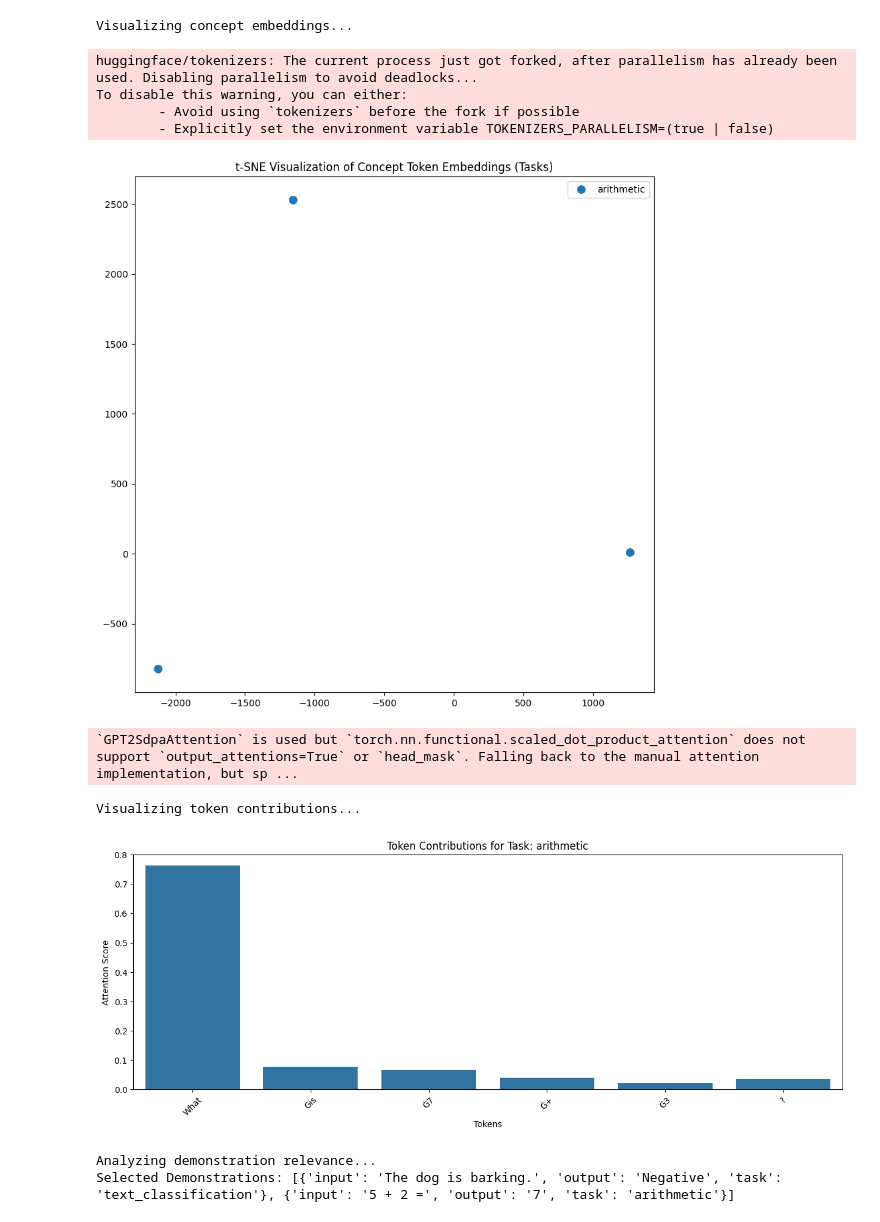
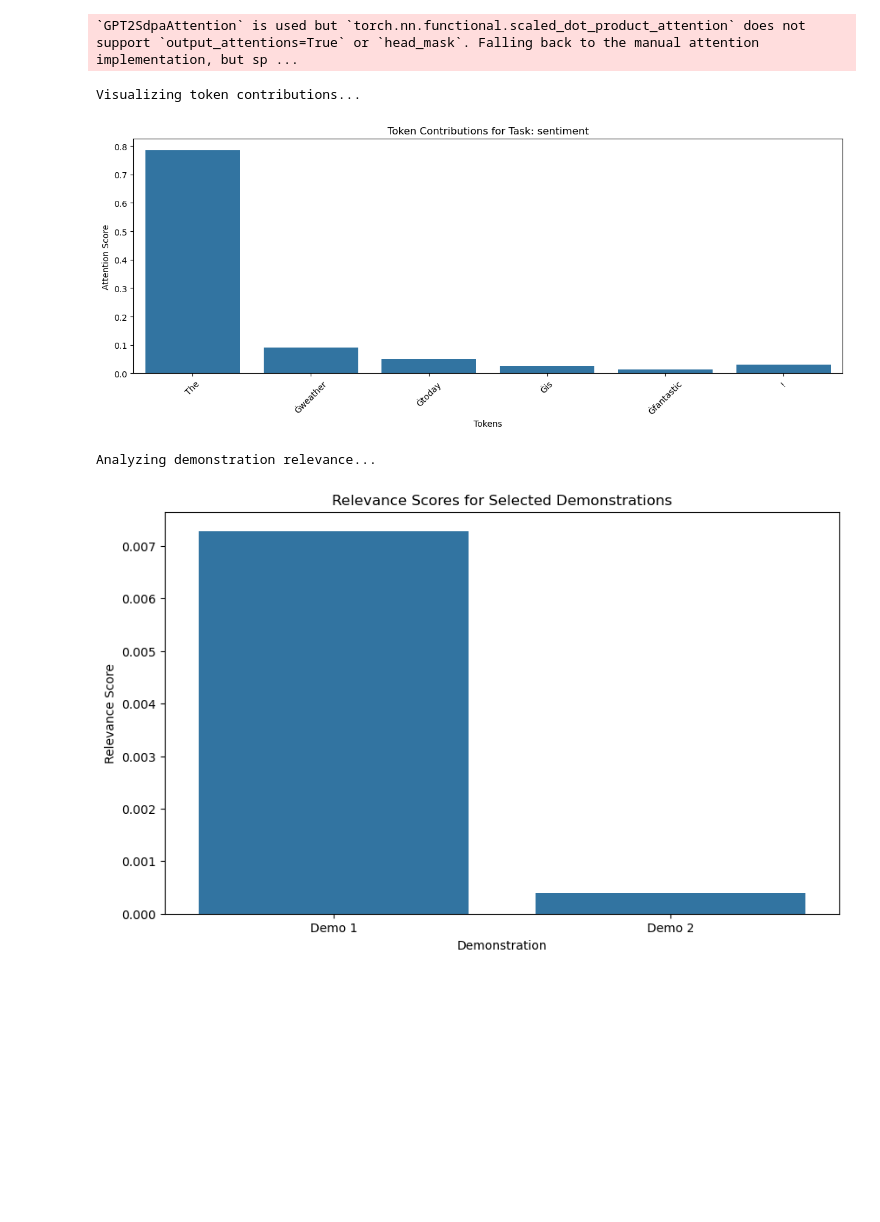
Before and after one commit to h0ngxuanli/InContextLab, a Jupyter notebook: exmaples/latent_concept.ipynb, the cells around one changed output. Saved outputs shown, nothing was run; the diff lists cells and outputs as text; code cells hidden in the pictures; blank space fills up the shorter version.

```diff
--- a/exmaples/latent_concept.ipynb
+++ b/exmaples/latent_concept.ipynb
@@ -578,32 +699,26 @@ class MetaICL:
 # %%
-# Define Configuration
+# Configuration
 config = ModelConfig(model_name="gpt2", n_prefix_tokens=5, learning_rate=1e-4)
 meta_icl = MetaICL(config)
 
-# Train the Model
-tasks = ["arithmetic", "text_classification"]
+# Tasks and Training Data
+tasks = ["sentiment"]
 train_data = [
-    {"input": "2 + 2 =", "output": "4", "task": "arithmetic"},
-    {"input": "The cat sat on the mat.", "output": "Positive", "task": "text_classification"}
+    {"input": "The movie was amazing!", "output": "Positive", "task": "sentiment"},
+    {"input": "The food was terrible.", "output": "Negative", "task": "sentiment"}
 ]
 meta_icl.train(train_data, tasks)
 
 # Explain a Task
-input_text = "What is 7 + 3?"
+input_text = "The weather today is fantastic!"
 candidates = [
-    {"input": "5 + 2 =", "output": "7", "task": "arithmetic"},
-    {"input": "The dog is barking.", "output": "Negative", "task": "text_classification"}
+    {"input": "The movie was amazing!", "output": "Positive", "task": "sentiment"},
+    {"input": "The food was terrible.", "output": "Negative", "task": "sentiment"}
 ]
-meta_icl.explain(input_text, candidates, task="arithmetic", k=2)
+meta_icl.explain(input_text, candidates, task="sentiment", k=2)
 # %% [output]
-Visualizing concept embeddings...
+`GPT2SdpaAttention` is used but `torch.nn.functional.scaled_dot_product_attention` does not support `output_attentions=True` or `head_mask`. Falling back to the manual attention implementation, but sp ...
-huggingface/tokenizers: The current process just got forked, after parallelism has already been used. Disabling parallelism to avoid deadlocks...
-To disable this warning, you can either:
-        - Avoid using `tokenizers` before the fork if possible
-        - Explicitly set the environment variable TOKENIZERS_PARALLELISM=(true | false)
+Visualizing token contributions...
-[figure, old version]
+[figure, new version]
-`GPT2SdpaAttention` is used but `torch.nn.functional.scaled_dot_product_attention` does not support `output_attentions=True` or `head_mask`. Falling back to the manual attention implementation, but sp ...
+Analyzing demonstration relevance...
-Visualizing token contributions...
-[figure, old version]
+[figure, new version]
-Analyzing demonstration relevance...
-Selected Demonstrations: [{'input': 'The dog is barking.', 'output': 'Negative', 'task': 'text_classification'}, {'input': '5 + 2 =', 'output': '7', 'task': 'arithmetic'}]
```
Also changed, not shown: parts of 3 cells of this notebook, 4 other files.
